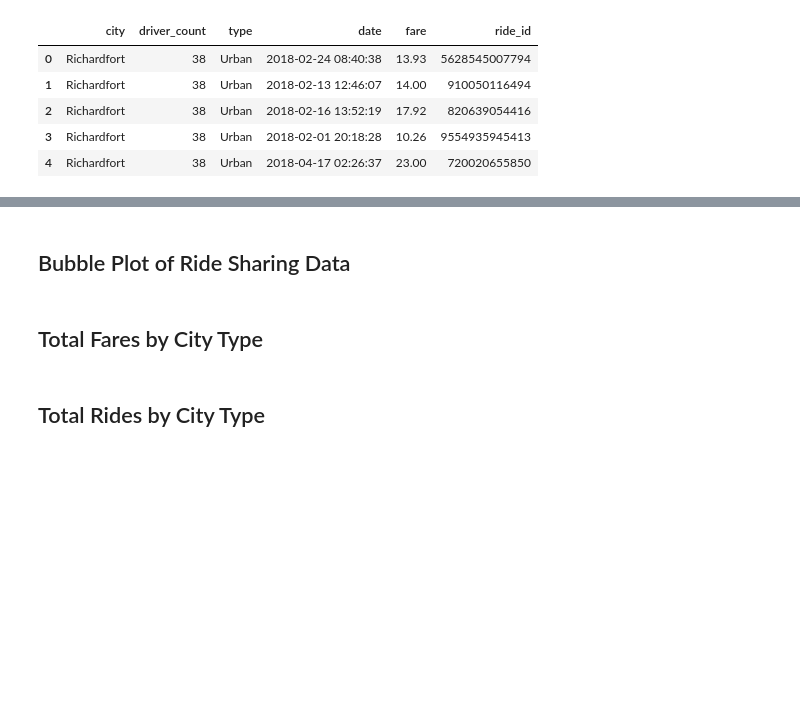
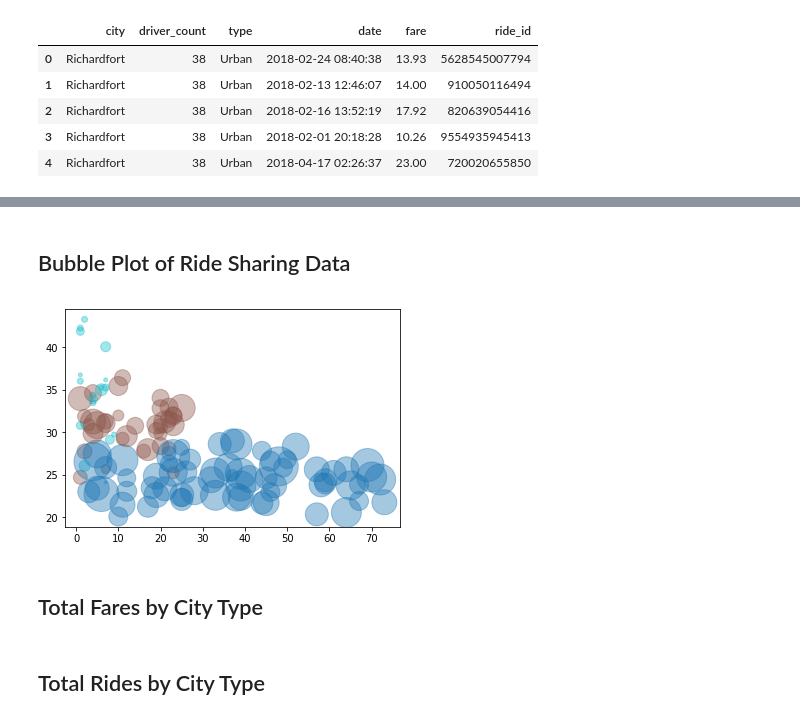
Before and after one commit to feldsteina/pyber, a Jupyter notebook: pyber.ipynb, the cells around one changed output, grey strips where cells are left out. Saved outputs shown, nothing was run; the diff lists cells and outputs as text; code cells hidden in the pictures; blank space fills up the shorter version.

```diff
--- a/pyber.ipynb
+++ b/pyber.ipynb
@@ -26,3 +26,24 @@ pyber_df.head()
 | 2 | Richardfort | 38 | Urban | 2018-02-16 13:52:19 | 17.92 | 820639054416 |
 | 3 | Richardfort | 38 | Urban | 2018-02-01 20:18:28 | 10.26 | 9554935945413 |
 | 4 | Richardfort | 38 | Urban | 2018-04-17 02:26:37 | 23.00 | 720020655850 |
+# %%
+averages_df = pyber_df.groupby(["city"], as_index=False).mean()
+
+averages_df["ride_count"] = pyber_df.groupby(["city"])\
+    .count()["ride_id"].tolist()
+
+averages_df["driver_count"] = pyber_df.groupby(["city"])\
+    .median()["driver_count"].tolist()
+
+averages_df["city_type"] = pyber_df.groupby(["city"])\
+    .first()["type"].tolist()
+
+averages_df["city_type"].replace(to_replace=["Urban", "Suburban", "Rural"],
+                                 inplace=True,
+                                 value=[0, 1, 2])
+
+averages_df.drop(labels=["ride_id"], axis=1, inplace=True)
+
+averages_df["fare"] = averages_df["fare"].round(2)
+
+averages_df.head()
@@ -29,22 +57,30 @@ pyber_df.head()
 # %% [markdown]
-## Bubble Plot of Ride Sharing Data
+ ## Bubble Plot of Ride Sharing Data
 # %%
 # Obtain the x and y coordinates for each of the three city types
-
+x = averages_df["driver_count"]
+y = averages_df["fare"]
+s = [n**2 for n in averages_df["ride_count"]]
+city_pop = averages_df["city_type"]
+colors = [[255, 0, 0], [0, 255, 0], [0, 0, 255]]
 # Build the scatter plots for each city types
+plt.scatter(x, y, s=s, c=city_pop, alpha=0.4, cmap="tab10")
+plt.show()
 
 # Incorporate the other graph properties
 
 # Create a legend
 
 # Incorporate a text label regarding circle size
 
 # Save Figure
+# %% [output]
+[figure, added]
 # %%
 # Show plot
 plt.show()
 # %% [markdown]
-## Total Fares by City Type
+ ## Total Fares by City Type
 # %%
 # Calculate Type Percents
 
@@ -55,7 +91,7 @@ plt.show()
 # Show Figure
 plt.show()
 # %% [markdown]
-## Total Rides by City Type
+ ## Total Rides by City Type
 # %%
 # Calculate Ride Percents
 
```
Also changed, not shown: parts of 3 cells of this notebook, 2 other files.
